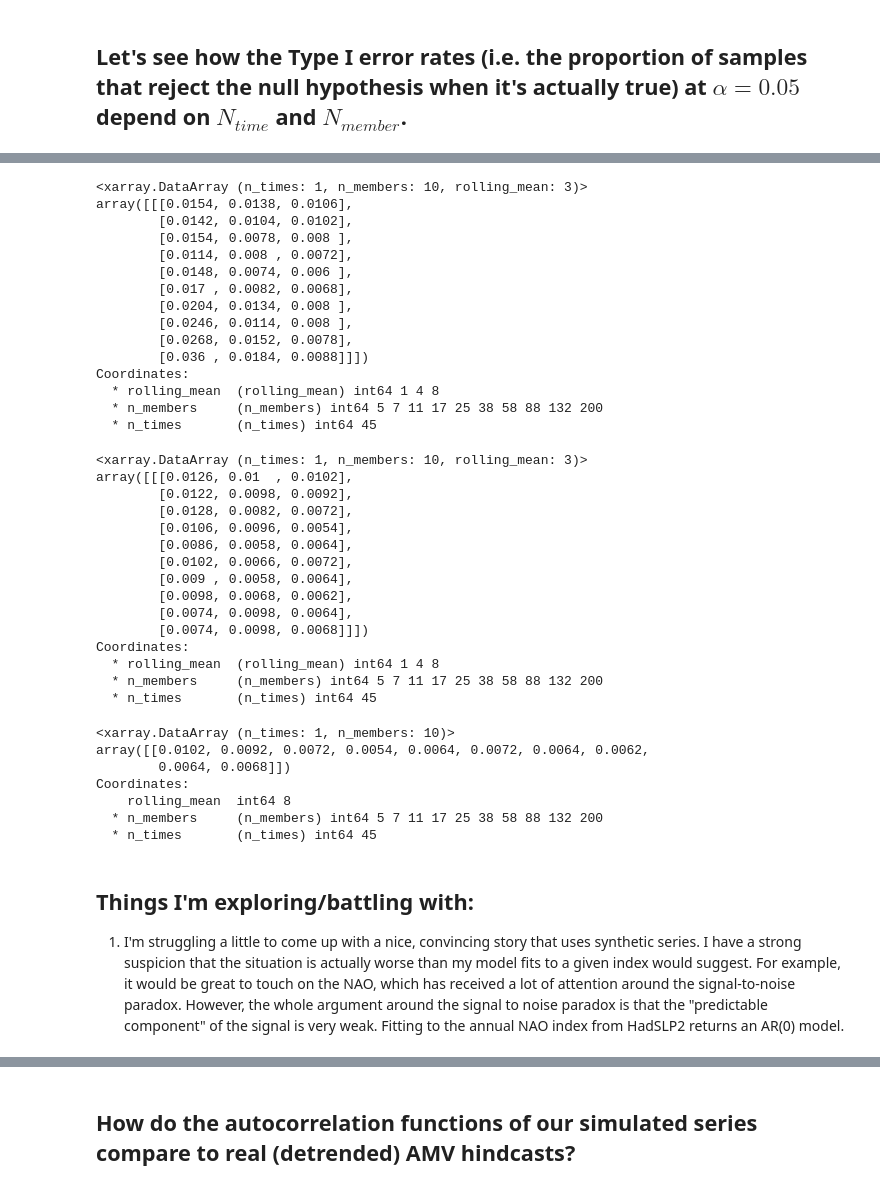
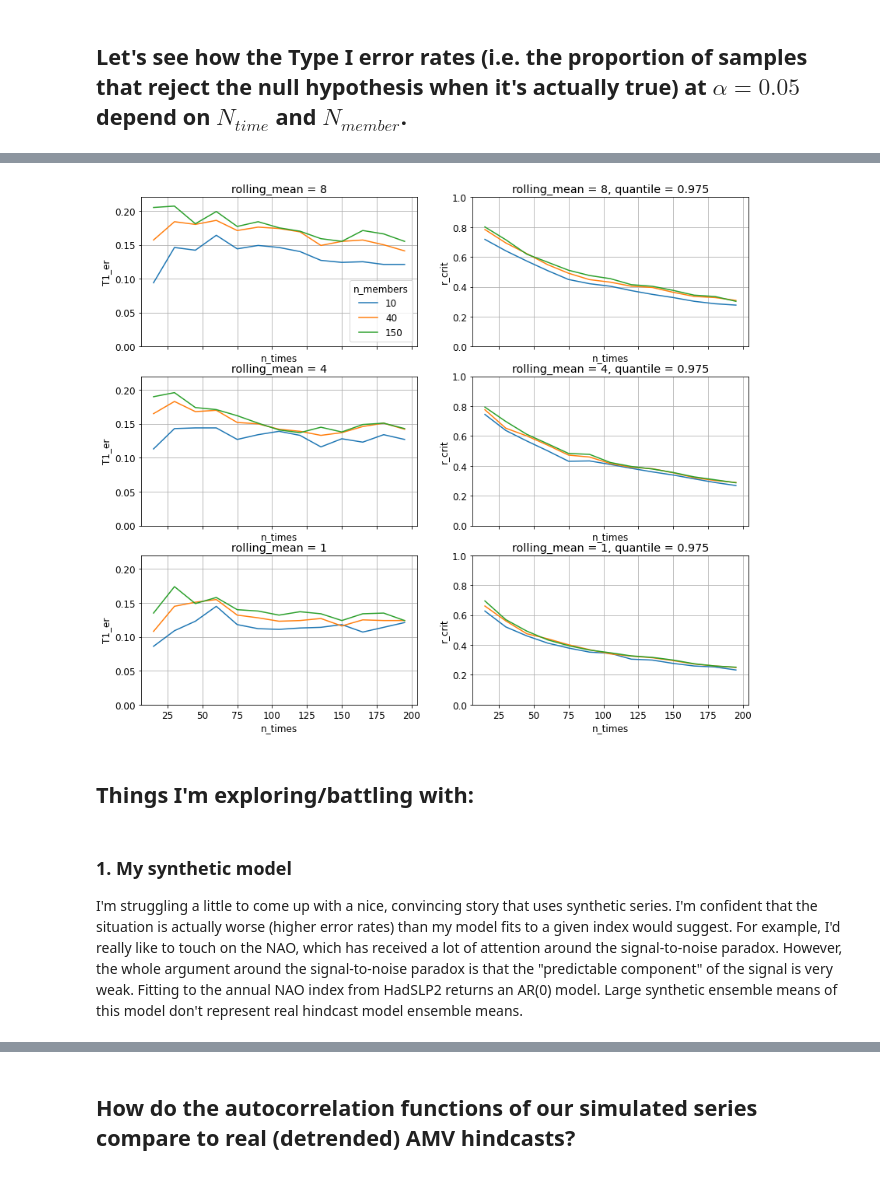
Before and after one commit to dougiesquire/Squire_2022_correlation, a Jupyter notebook: notebooks/exploratory/demo_Tim.ipynb, the cells around one changed output, grey strips where cells are left out. Saved outputs shown, nothing was run; the diff lists cells and outputs as text; code cells hidden in the pictures.

Commit message:
add error rates

```diff
--- a/notebooks/exploratory/demo_Tim.ipynb
+++ b/notebooks/exploratory/demo_Tim.ipynb
@@ -192,30 +191,30 @@ if clobber:
     T1_er, r_crit = stats.get_Type_I_error_rates(
         fcst,
         obsv,
-        n_times=np.logspace(np.log10(15), np.log10(200), 20).astype(int),
-        n_members=np.logspace(np.log10(5), np.log10(200), 15).astype(int),
+        n_times=range(15, 200, 15),
+        n_members=[10, 40, 150],
         metric="pearson_r",
         method="bootstrap",
         method_kwargs=dict(
             blocks={"time": 5, "member": 1}, n_iteration=1000, transform="Fisher_z"
         ),
         alpha=0.05,
-        sample_blocks=200,
+        sample_blocks=500,
     )
 
     T1_er.to_dataset(name="T1_er").to_netcdf(
-        f"{DATA_DIR}/amv_T1error.nc",
+        f"{DATA_DIR}/nao_T1error_block5.nc",
         mode="w"
     )
     r_crit.to_dataset(name="r_crit").to_netcdf(
-        f"{DATA_DIR}/amv_rcrit.nc",
+        f"{DATA_DIR}/nao_rcrit_block5.nc",
         mode="w"
     )
 else:
     T1_er = xr.open_dataset(
-        f"{DATA_DIR}/amv_T1error.nc"
+        f"{DATA_DIR}/nao_T1error_block5.nc"
     )["T1_er"]
     r_crit = xr.open_dataset(
-        f"{DATA_DIR}/amv_rcrit.nc"
+        f"{DATA_DIR}/nao_rcrit_block5.nc"
     )["r_crit"]
 # %% [output]
@@ -259,49 +238,21 @@ Coordinates:
-# %%
-T1_er
-# %% [output]
-<xarray.DataArray (n_times: 1, n_members: 10, rolling_mean: 3)>
-array([[[0.0154, 0.0138, 0.0106],
-        [0.0142, 0.0104, 0.0102],
-        [0.0154, 0.0078, 0.008 ],
-        [0.0114, 0.008 , 0.0072],
-        [0.0148, 0.0074, 0.006 ],
-        [0.017 , 0.0082, 0.0068],
-        [0.0204, 0.0134, 0.008 ],
-        [0.0246, 0.0114, 0.008 ],
-        [0.0268, 0.0152, 0.0078],
-        [0.036 , 0.0184, 0.0088]]])
-Coordinates:
-  * rolling_mean  (rolling_mean) int64 1 4 8
-  * n_members     (n_members) int64 5 7 11 17 25 38 58 88 132 200
-  * n_times       (n_times) int64 45
-# %%
-T1_er
-# %% [output]
-<xarray.DataArray (n_times: 1, n_members: 10, rolling_mean: 3)>
-array([[[0.0126, 0.01  , 0.0102],
-        [0.0122, 0.0098, 0.0092],
-        [0.0128, 0.0082, 0.0072],
-        [0.0106, 0.0096, 0.0054],
-        [0.0086, 0.0058, 0.0064],
-        [0.0102, 0.0066, 0.0072],
-        [0.009 , 0.0058, 0.0064],
-        [0.0098, 0.0068, 0.0062],
-        [0.0074, 0.0098, 0.0064],
-        [0.0074, 0.0098, 0.0068]]])
-Coordinates:
-  * rolling_mean  (rolling_mean) int64 1 4 8
-  * n_members     (n_members) int64 5 7 11 17 25 38 58 88 132 200
-  * n_times       (n_times) int64 45
-# %%
-T1_er.sel(rolling_mean=8)
-# %% [output]
-<xarray.DataArray (n_times: 1, n_members: 10)>
-array([[0.0102, 0.0092, 0.0072, 0.0054, 0.0064, 0.0072, 0.0064, 0.0062,
-        0.0064, 0.0068]])
-Coordinates:
-    rolling_mean  int64 8
-  * n_members     (n_members) int64 5 7 11 17 25 38 58 88 132 200
-  * n_times       (n_times) int64 45
+# %%
+fig = plt.figure(figsize=(14, 4 * T1_er.sizes["rolling_mean"]))
+axs = fig.subplots(T1_er.sizes["rolling_mean"], 2, sharex=True)
+
+for idx, av in enumerate(T1_er["rolling_mean"][::-1]):
+    T1_er.sel(rolling_mean=av).plot.line(
+        ax=axs[idx, 0], x="n_times", add_legend=True if idx == 0 else False
+    )
+    r_crit.sel(rolling_mean=av).plot.line(ax=axs[idx, 1], x="n_times", add_legend=False)
+    axs[idx, 0].set_ylim(0, 0.22)
+    axs[idx, 0].grid()
+    axs[idx, 1].set_ylim(0, 1)
+    axs[idx, 1].grid()
+# %% [output]
+[figure, added]
 # %% [markdown]
 ## Things I'm exploring/battling with:
-1.  I'm struggling a little to come up with a nice, convincing story that uses synthetic series. I have a strong suspicion that the situation is actually worse than my model fits to a given index would suggest. For example, it would be great to touch on the NAO, which has received a lot of attention around the signal-to-noise paradox. However, the whole argument around the signal to noise paradox is that the "predictable component" of the signal is very weak. Fitting to the annual NAO index from HadSLP2 returns an AR(0) model.
+# %% [markdown]
+### 1. My synthetic model
+
+I'm struggling a little to come up with a nice, convincing story that uses synthetic series. I'm confident that the situation is actually worse (higher error rates) than my model fits to a given index would suggest. For example, I'd really like to touch on the NAO, which has received a lot of attention around the signal-to-noise paradox. However, the whole argument around the signal-to-noise paradox is that the "predictable component" of the signal is very weak. Fitting to the annual NAO index from HadSLP2 returns an AR(0) model. Large synthetic ensemble means of this model don't represent real hindcast model ensemble means.
```
Also changed, not shown: parts of 22 cells of this notebook, 2 other files.
